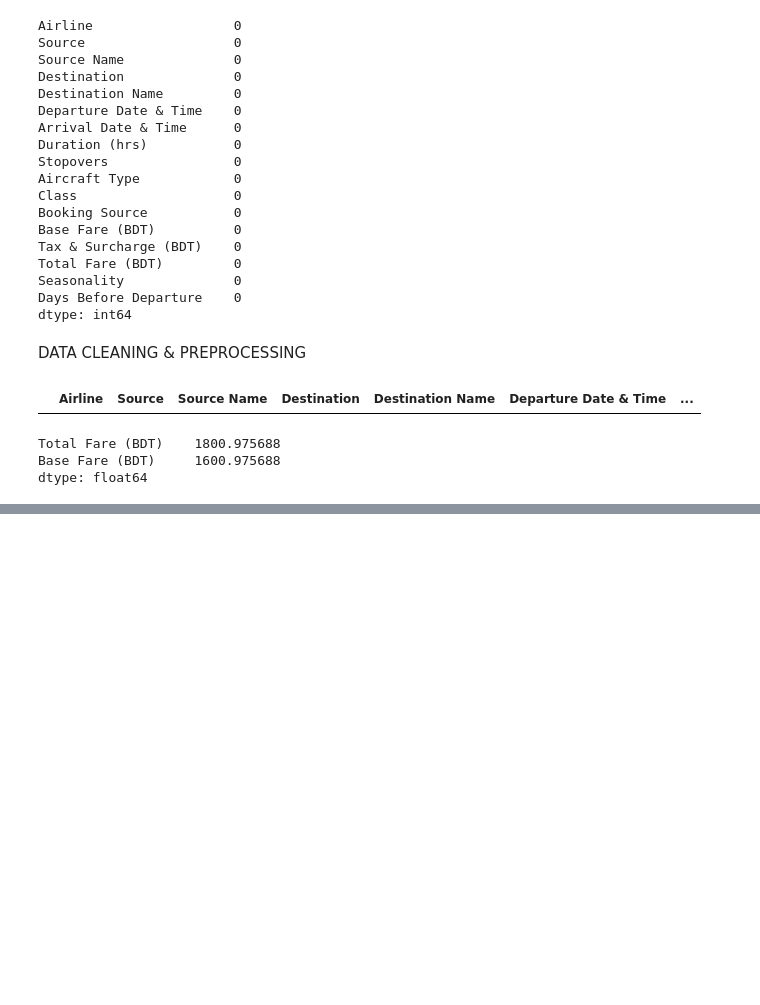
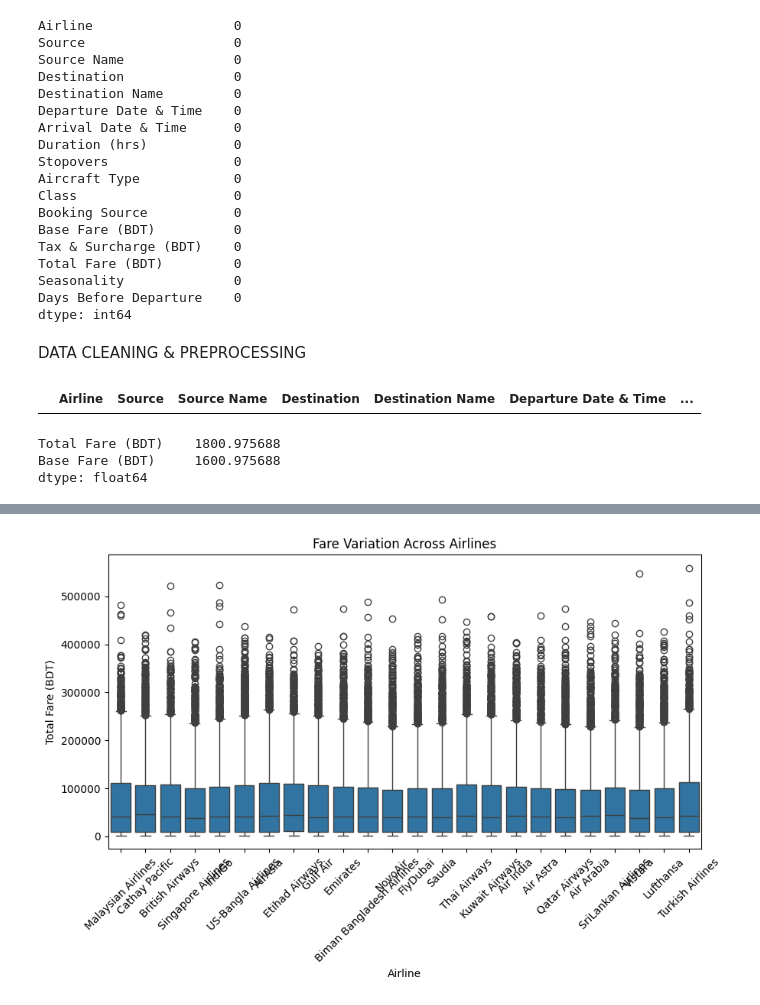
Before and after one commit to Richard-Sarfo/Flight_Price_Prediction, a Jupyter notebook: notebook.ipynb, the cells around one changed output, grey strips where cells are left out. Cells and saved outputs as stored; diff of their text form; code cells hidden in the pictures; blank space fills up the shorter version.

```diff
--- a/notebook.ipynb
+++ b/notebook.ipynb
@@ -112,0 +123,4 @@ df.head()
+# %%
+boxplot_fare_by_airline(df)
+# %% [output]
+[figure, added]
```
Also changed, not shown: parts of 6 cells of this notebook.
